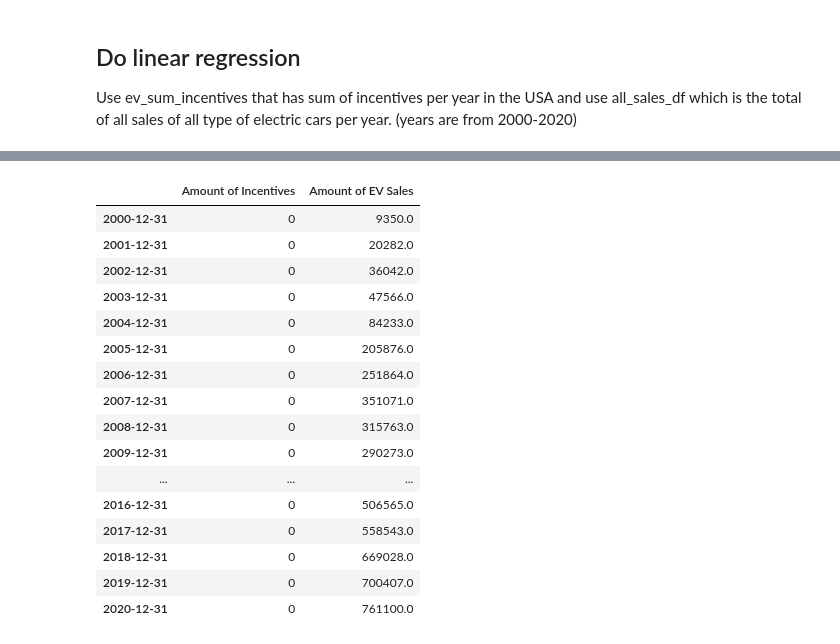
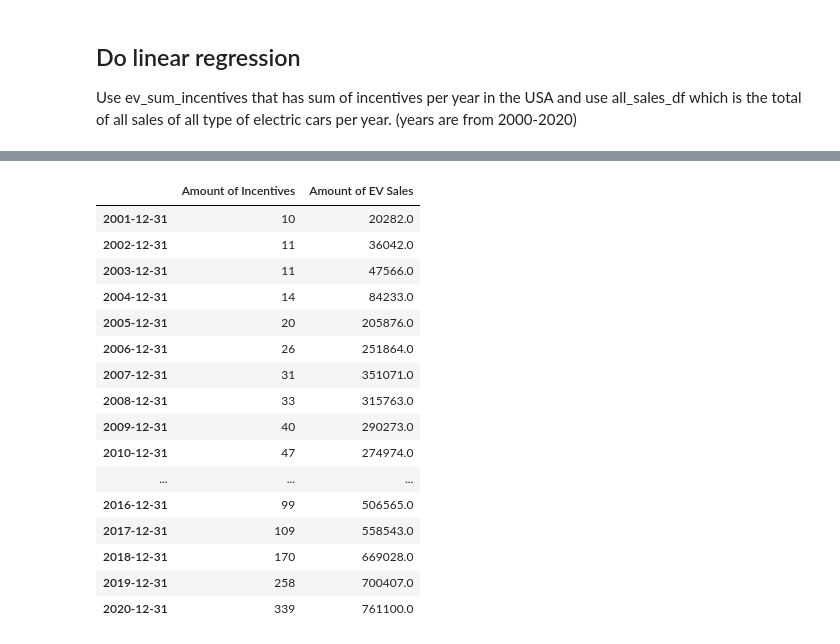
Before and after one commit to verociraptor/ev-analysis-data-science, a Jupyter notebook: ev_incentives_vs_ev_models.ipynb, the cells around one changed output, grey strips where cells are left out. Drawn from its saved outputs; the diff is of its cells as text; code cells hidden in the pictures.

```diff
--- a/ev_incentives_vs_ev_models.ipynb
+++ b/ev_incentives_vs_ev_models.ipynb
@@ -157,5 +197,6 @@ ev_incentives_df['n'] = 1
 # %%
-ev_incentives_pivot = pd.pivot_table(ev_incentives_df,values='n',index=['State'],columns=ev_incentives_df['Earliest Date'].dt.year,aggfunc=np.sum, fill_value=0).cumsum(axis=1)
-ev_sum_incentives = ev_incentives_pivot.sum(axis=0)
-ev_sum_incentives
+ev_incentives_pivot = pd.pivot_table(ev_incentives_df,values='n',index=ev_incentives_df['Earliest Date'].dt.year,aggfunc=np.sum, fill_value=0).cumsum(axis=0)
+ev_incentives_pivot
+# ev_sum_incentives = ev_incentives_pivot.sum(axis=0)
+# ev_sum_incentives
 # %% [output]
@@ -179,6 +221,8 @@ dtype: int64
 # %%
-ev_sum_from_1999 = ev_sum_incentives[5:len(ev_sum_incentives)]
+ev_sum_from_1999 = ev_sum_incentives[5:len(ev_sum_incentives)-1]
 ev_sum_from_1999
+# include incentives that carry over from previous year (2000 and 2003)
 ev_sum_from_2000 = np.insert(ev_sum_from_1999.values, 0, 9)
+ev_sum_from_2000 = np.insert(ev_sum_from_2000, 3, 11)
 ev_sum_from_2000
 # %% [output]
@@ -190,24 +259,26 @@ Use ev_sum_incentives that has sum of incentives per year in the USA and use all
 # %%
 index = pd.date_range(start="2000", end="2021", freq="Y")
 ev_multiple_info_df = pd.DataFrame(index=index, columns=['Amount of Incentives', 'Amount of EV Sales'])
-ev_multiple_info_df['Amount of Incentives'] = 0
+ev_multiple_info_df['Amount of Incentives'] = ev_sum_from_2000
 ev_multiple_info_df['Amount of EV Sales'] = all_sales_df.loc['Total'].values
+#ev_multiple_info_df['Amount of EV Sales'] = ev_multiple_info_df['Amount of EV Sales'].pct_change()
+ev_multiple_info_df.drop(index=pd.Timestamp('2000-12-31'), inplace=True)
 ev_multiple_info_df
 # %% [output]
 |  | Amount of Incentives | Amount of EV Sales |
-| 2000-12-31 | 0 | 9350.0 |
-| 2001-12-31 | 0 | 20282.0 |
-| 2002-12-31 | 0 | 36042.0 |
-| 2003-12-31 | 0 | 47566.0 |
-| 2004-12-31 | 0 | 84233.0 |
-| 2005-12-31 | 0 | 205876.0 |
-| 2006-12-31 | 0 | 251864.0 |
-| 2007-12-31 | 0 | 351071.0 |
-| 2008-12-31 | 0 | 315763.0 |
-| 2009-12-31 | 0 | 290273.0 |
+| 2001-12-31 | 10 | 20282.0 |
+| 2002-12-31 | 11 | 36042.0 |
+| 2003-12-31 | 11 | 47566.0 |
+| 2004-12-31 | 14 | 84233.0 |
+| 2005-12-31 | 20 | 205876.0 |
+| 2006-12-31 | 26 | 251864.0 |
+| 2007-12-31 | 31 | 351071.0 |
+| 2008-12-31 | 33 | 315763.0 |
+| 2009-12-31 | 40 | 290273.0 |
+| 2010-12-31 | 47 | 274974.0 |
 | ... | ... | ... |
-| 2016-12-31 | 0 | 506565.0 |
-| 2017-12-31 | 0 | 558543.0 |
-| 2018-12-31 | 0 | 669028.0 |
-| 2019-12-31 | 0 | 700407.0 |
-| 2020-12-31 | 0 | 761100.0 |
+| 2016-12-31 | 99 | 506565.0 |
+| 2017-12-31 | 109 | 558543.0 |
+| 2018-12-31 | 170 | 669028.0 |
+| 2019-12-31 | 258 | 700407.0 |
+| 2020-12-31 | 339 | 761100.0 |
```
Also changed, not shown: parts of 13 cells of this notebook, 1 other file.
